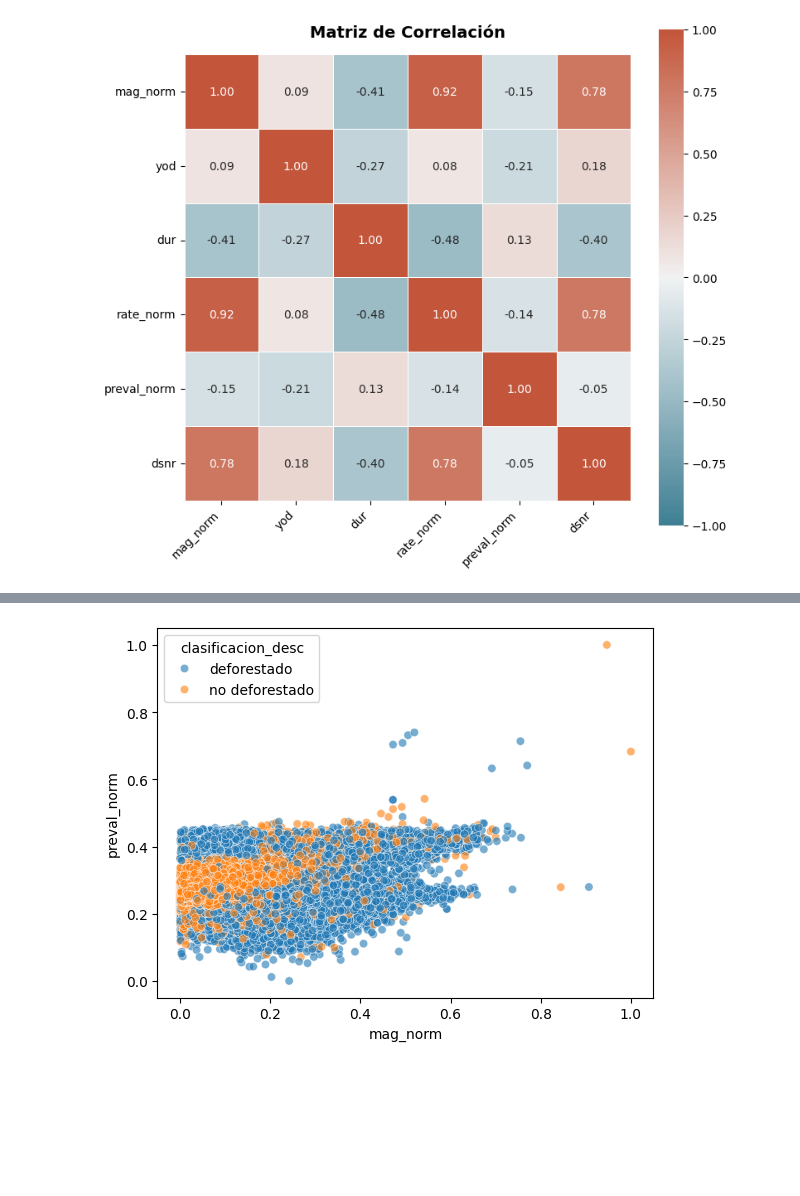
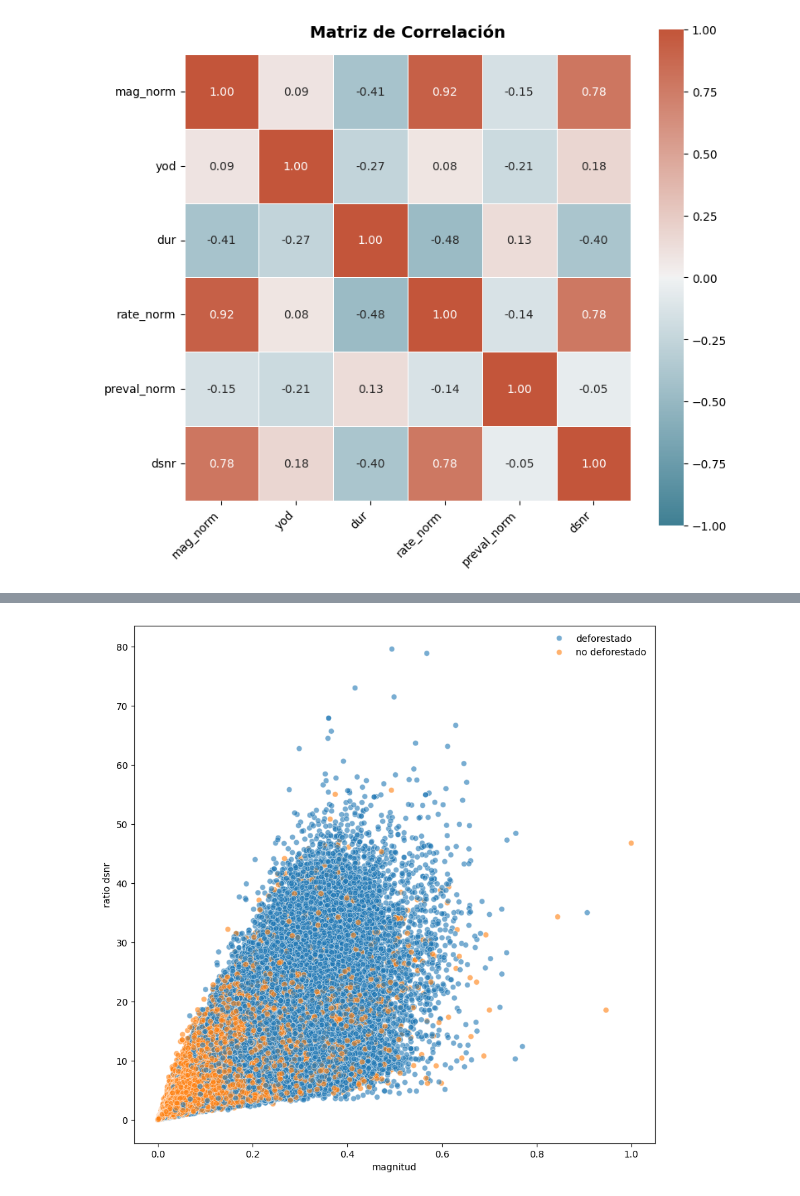
Before and after one commit to mariarisco/EDA_Entrega, a Jupyter notebook: src/notebooks/notebook_EDA_v2.ipynb, the cells around one changed output, grey strips where cells are left out. Drawn from its saved outputs; the diff is of its cells as text; code cells hidden in the pictures; blank space fills up the shorter version.

```diff
--- a/src/notebooks/notebook_EDA_v2.ipynb
+++ b/src/notebooks/notebook_EDA_v2.ipynb
@@ -1397,4 +1393,26 @@ sns.scatterplot(x="mag_norm", y= "dsnr", data = df, hue = "clasificacion_desc",
-# %%
-sns.scatterplot(x="mag_norm", y= "preval_norm", data = df, hue = "clasificacion_desc", alpha=0.6);
-# %% [output]
-[figure, removed]
+# %%
+# Crear la figura
+plt.figure(figsize=(10, 10))
+
+# Graficar el scatterplot
+scatter = sns.scatterplot(
+    x="mag_norm",
+    y="dsnr",
+    data=df,
+    hue="clasificacion_desc",
+    alpha=0.6
+)
+
+scatter.set_xlabel("magnitud")
+scatter.set_ylabel("ratio dsnr")
+
+# Eliminar el título de la leyenda
+scatter.legend_.set_title(None)
+
+# Eliminar el borde de la caja de la leyenda
+scatter.legend_.get_frame().set_linewidth(0)  # Ancho de línea del borde a 0
+
+# Mostrar el gráfico
+plt.show()
+# %% [output]
+[figure, added]
```
Also changed, not shown: parts of 11 cells of this notebook, 6 other files.
